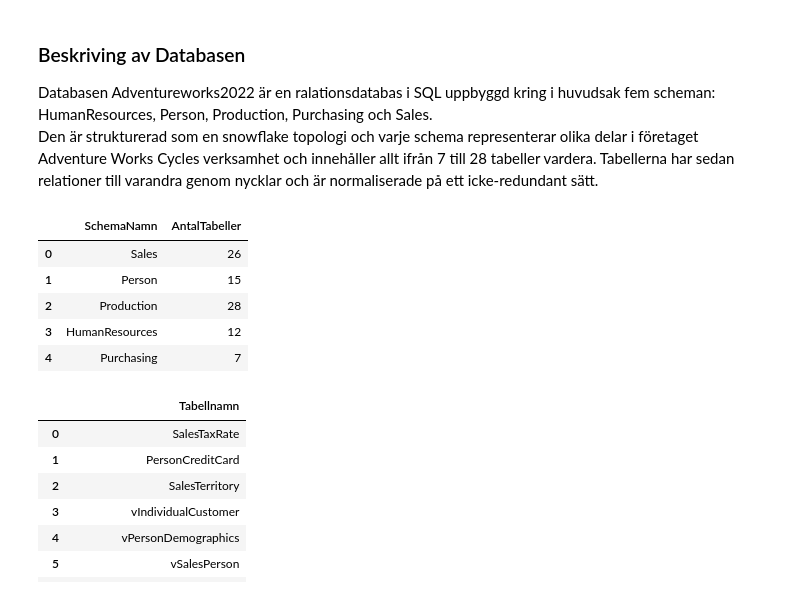
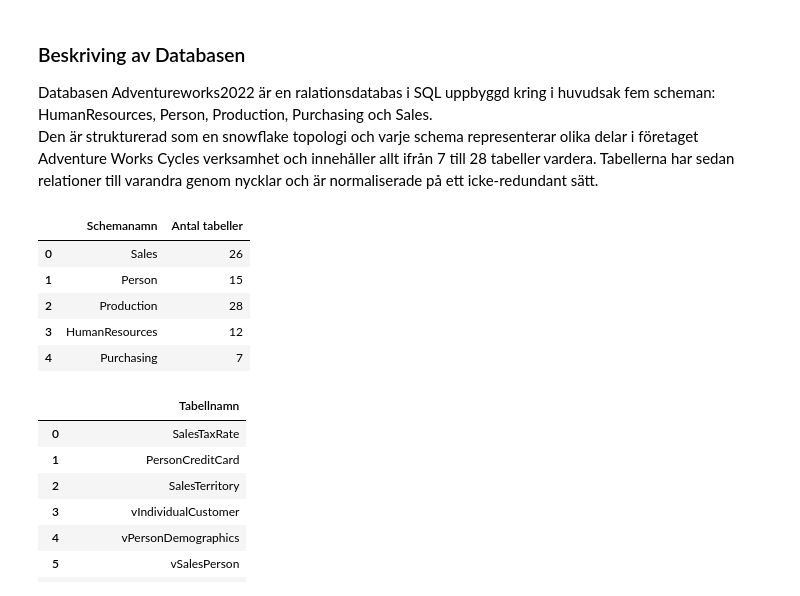
Before and after one commit to mabjq/ds24_SQL_kurs, a Jupyter notebook: Kunskapskontroll_sql.ipynb, the cells around one changed output. Saved outputs shown, nothing was run; the diff lists cells and outputs as text; code cells hidden in the pictures.

```diff
--- a/Kunskapskontroll_sql.ipynb
+++ b/Kunskapskontroll_sql.ipynb
@@ -72,23 +71,22 @@ engine = create_engine(connection_url)
 Databasen Adventureworks2022 är en ralationsdatabas i SQL uppbyggd kring i huvudsak fem scheman: HumanResources, Person, Production, Purchasing och Sales.
 Den är strukturerad som en snowflake topologi och varje schema representerar olika delar i företaget Adventure Works Cycles verksamhet och innehåller allt ifrån 7 till 28 tabeller vardera. Tabellerna har sedan relationer till varandra genom nycklar och är normaliserade på ett icke-redundant sätt.
 # %%
-# Visa scheman och antalet tabeller
+# Scheman och antalet tabeller
 query = """
-SELECT
-    TABLE_SCHEMA AS SchemaNamn,
-    COUNT(*) AS AntalTabeller
-FROM
-    information_schema.tables
-WHERE
-    TABLE_SCHEMA NOT LIKE 'db%'
-GROUP BY
-    TABLE_SCHEMA;
+    SELECT
+        TABLE_SCHEMA AS Schemanamn,
+        COUNT(*) AS 'Antal tabeller'
+    FROM
+        information_schema.tables
+    WHERE
+        TABLE_SCHEMA NOT LIKE 'db%'
+    GROUP BY
+        TABLE_SCHEMA;
 """
-
 schema_df = pd.read_sql(query, engine)
 schema_df
 # %% [output]
-|  | SchemaNamn | AntalTabeller |
+|  | Schemanamn | Antal tabeller |
 | 0 | Sales | 26 |
 | 1 | Person | 15 |
 | 2 | Production | 28 |
```
Also changed, not shown: parts of 49 cells of this notebook.
